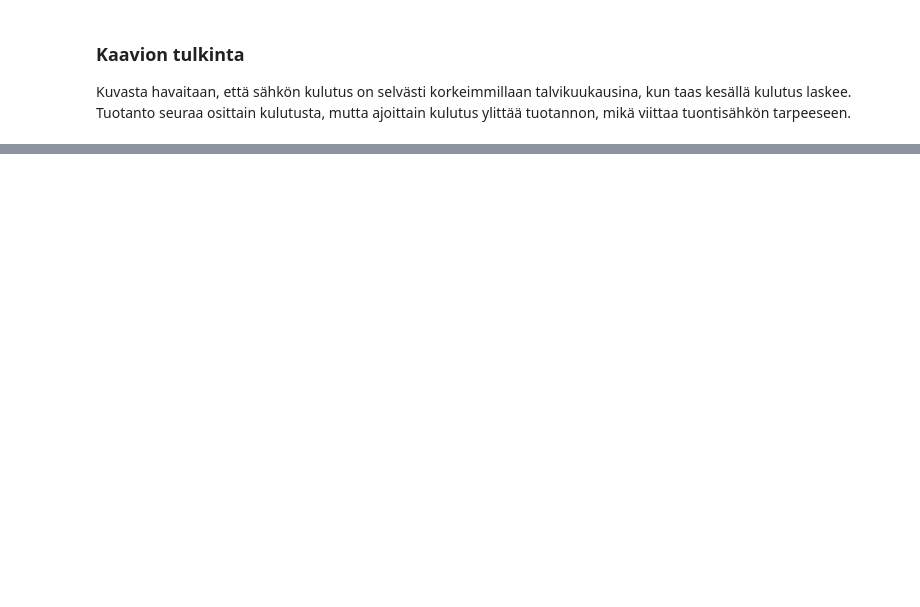
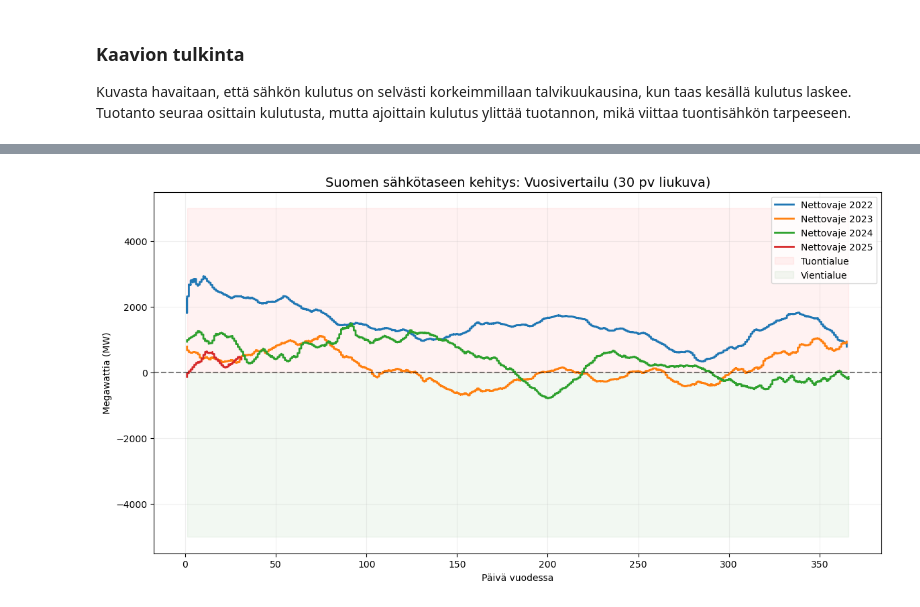
Before and after one commit to Santtulah/thesis, a Jupyter notebook: fingrid.ipynb, the cells around one changed output, grey strips where cells are left out. Saved outputs shown, nothing was run; the diff lists cells and outputs as text; code cells hidden in the pictures; blank space fills up the shorter version.

Commit message:
Nettokuorman visualisointi

```diff
--- a/fingrid.ipynb
+++ b/fingrid.ipynb
@@ -232,0 +251,3 @@ Kuvasta havaitaan, että sähkön kulutus on selvästi korkeimmillaan talvikuuka
+# %%
+df['Nettokuorma'] = df['Kulutus (MW)'] - df['Tuotanto (MW)']
+df['Nettokuorma_liukuva'] = df['Nettokuorma'].rolling(window='30D').mean()
@@ -232,0 +268,25 @@ Kuvasta havaitaan, että sähkön kulutus on selvästi korkeimmillaan talvikuuka
+# %%
+
+
+plt.figure(figsize=(14, 7))
+
+for vuosi in sorted(df['Vuosi'].unique()):
+    vuosi_data = df[df['Vuosi'] == vuosi]
+    # Piirretään kukin vuosi omalla värillään
+    plt.plot(vuosi_data['Paiva_vuodessa'], vuosi_data['Nettokuorma_liukuva'],
+             label=f'Nettovaje {vuosi}', linewidth=2)
+
+# Lisätään nollaviiva - sen yläpuolella ollaan tuontiriippuvaisia
+plt.axhline(0, color='black', linestyle='--', alpha=0.5)
+
+plt.fill_between(range(1, 367), 0, 5000, color='red', alpha=0.05, label='Tuontialue')
+plt.fill_between(range(1, 367), 0, -5000, color='green', alpha=0.05, label='Vientialue')
+
+plt.title('Suomen sähkötaseen kehitys: Vuosivertailu (30 pv liukuva)', fontsize=14)
+plt.xlabel('Päivä vuodessa')
+plt.ylabel('Megawattia (MW)')
+plt.legend()
+plt.grid(True, alpha=0.2)
+plt.show()
+# %% [output]
+[figure, added]
```
Also changed, not shown: parts of 7 cells of this notebook.
